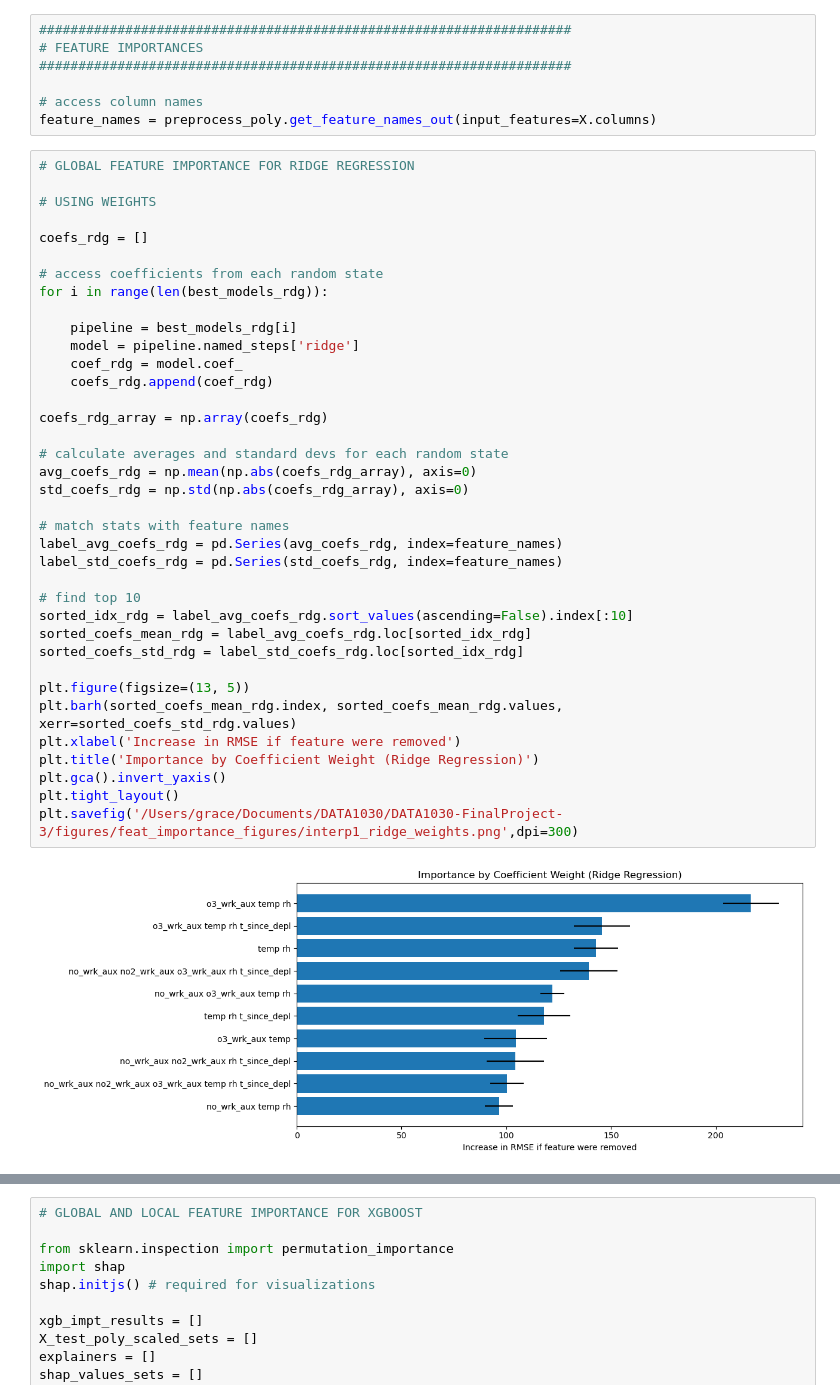
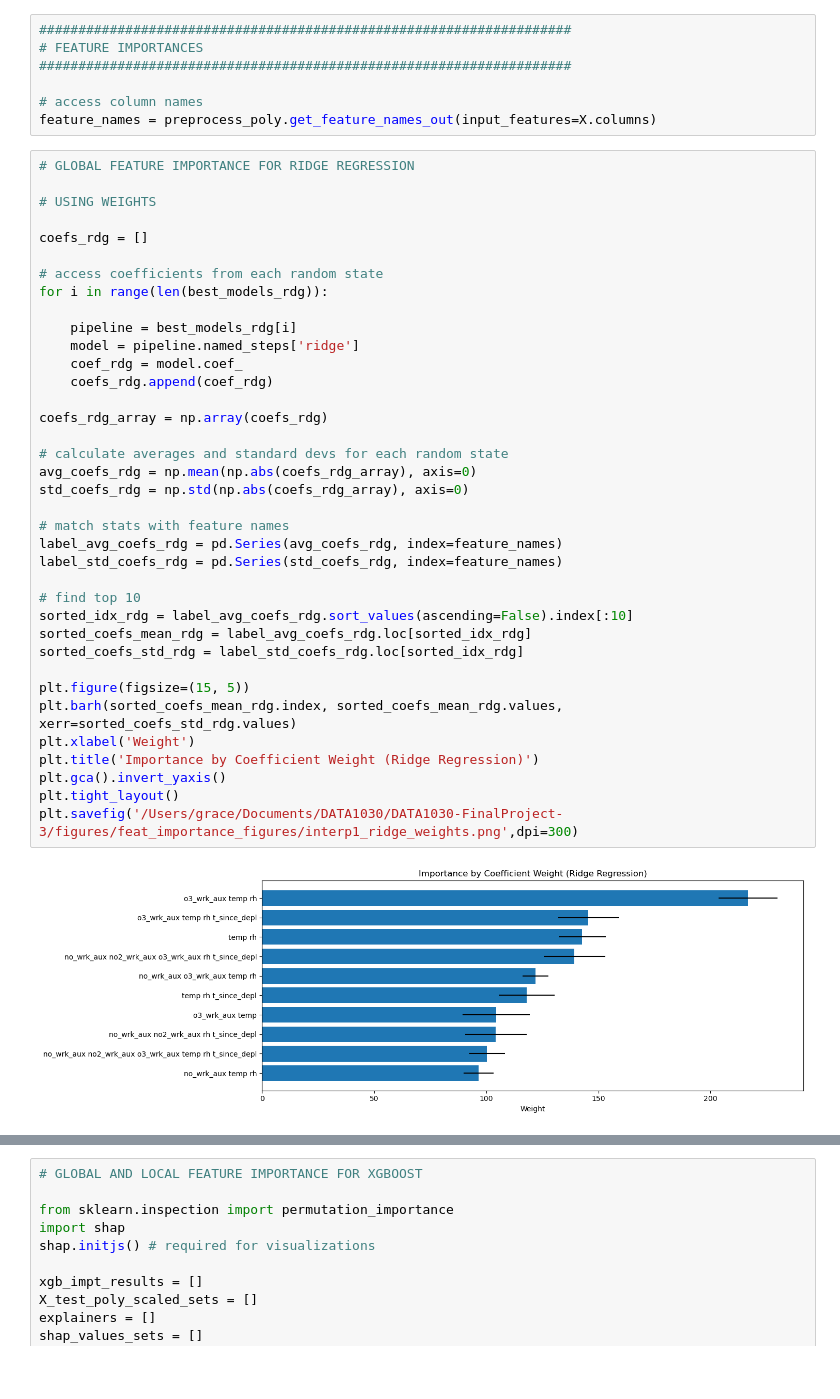
Before and after one commit to gberggg/data1030_finalproject_new, a Jupyter notebook: src/final notebooks/Multiple_algos_linear.ipynb, the cells around one changed output, grey strips where cells are left out. Saved outputs shown, nothing was run; the diff lists cells and outputs as text; blank space fills up the shorter version.

```diff
--- a/src/final notebooks/Multiple_algos_linear.ipynb
+++ b/src/final notebooks/Multiple_algos_linear.ipynb
@@ -532,36 +532,36 @@ coefs_rdg = []
 
 # access coefficients from each random state
 for i in range(len(best_models_rdg)):
 
     pipeline = best_models_rdg[i]
     model = pipeline.named_steps['ridge']
     coef_rdg = model.coef_
     coefs_rdg.append(coef_rdg)
 
 coefs_rdg_array = np.array(coefs_rdg)
 
 # calculate averages and standard devs for each random state
 avg_coefs_rdg = np.mean(np.abs(coefs_rdg_array), axis=0)
 std_coefs_rdg = np.std(np.abs(coefs_rdg_array), axis=0)
 
 # match stats with feature names
 label_avg_coefs_rdg = pd.Series(avg_coefs_rdg, index=feature_names)
 label_std_coefs_rdg = pd.Series(std_coefs_rdg, index=feature_names)
 
 # find top 10
 sorted_idx_rdg = label_avg_coefs_rdg.sort_values(ascending=False).index[:10]
 sorted_coefs_mean_rdg = label_avg_coefs_rdg.loc[sorted_idx_rdg]
 sorted_coefs_std_rdg = label_std_coefs_rdg.loc[sorted_idx_rdg]
 
-plt.figure(figsize=(13, 5))
+plt.figure(figsize=(15, 5))
 plt.barh(sorted_coefs_mean_rdg.index, sorted_coefs_mean_rdg.values, xerr=sorted_coefs_std_rdg.values)
-plt.xlabel('Increase in RMSE if feature were removed')
+plt.xlabel('Weight')
 plt.title('Importance by Coefficient Weight (Ridge Regression)')
 plt.gca().invert_yaxis()
 plt.tight_layout()
 plt.savefig('/Users/grace/Documents/DATA1030/DATA1030-FinalProject-3/figures/feat_importance_figures/interp1_ridge_weights.png',dpi=300)
 # %% [output]
-[figure, old version]
+[figure, new version]
 # %%
 # GLOBAL FEATURE IMPORTANCE FOR RIDGE REGRESSION
 
```
Also changed, not shown: parts of 2 cells of this notebook, 10 other files.
